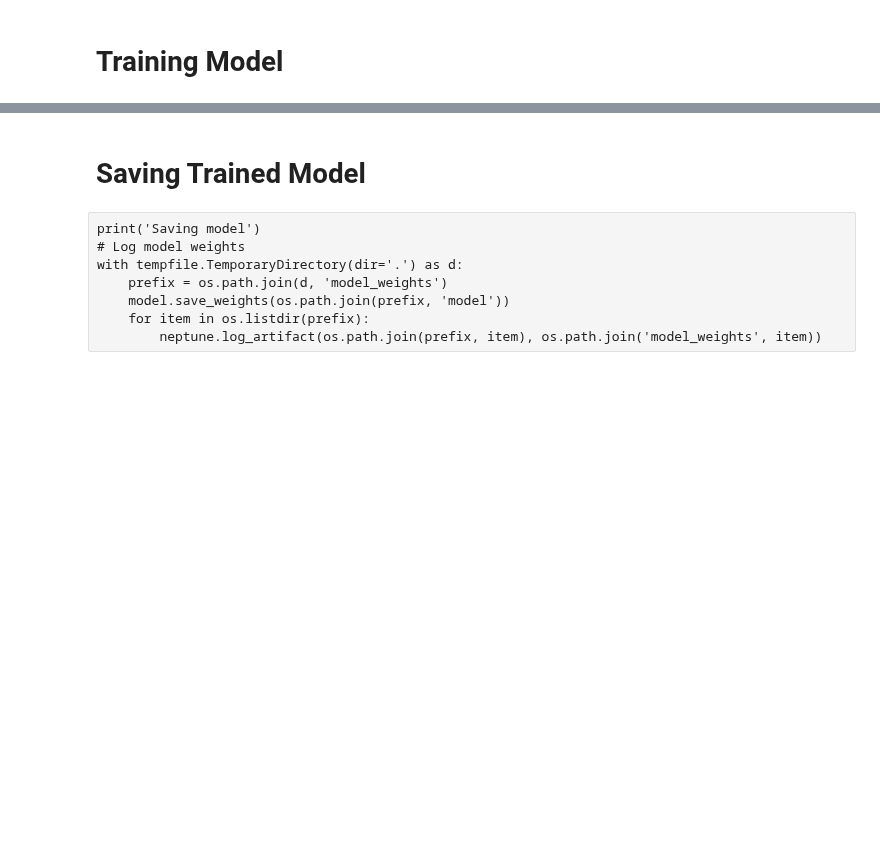
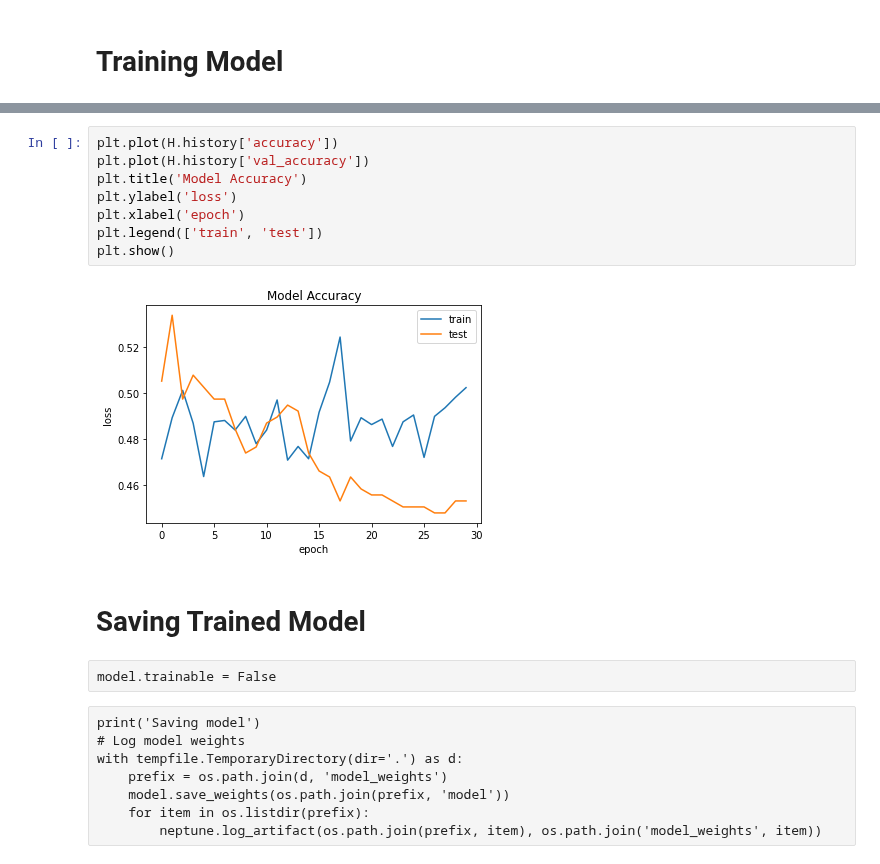
Before and after one commit to guilhermemg/icao_nets_training, a Jupyter notebook: notebooks/train_mobilenetv2.ipynb, the cells around one changed output, grey strips where cells are left out. Drawn from its saved outputs; the diff is of its cells as text; blank space fills up the shorter version.

```diff
--- a/notebooks/train_mobilenetv2.ipynb
+++ b/notebooks/train_mobilenetv2.ipynb
@@ -346,5 +362,17 @@ Epoch: 4
+# %%
+plt.plot(H.history['accuracy'])
+plt.plot(H.history['val_accuracy'])
+plt.title('Model Accuracy')
+plt.ylabel('loss')
+plt.xlabel('epoch')
+plt.legend(['train', 'test'])
+plt.show()
+# %% [output]
+[figure, added]
 # %% [markdown]
 # Saving Trained Model
+# %% [raw]
+model.trainable = False
 # %% [raw]
 print('Saving model')
 # Log model weights
```
Also changed, not shown: parts of 21 cells of this notebook, 2 other files.
